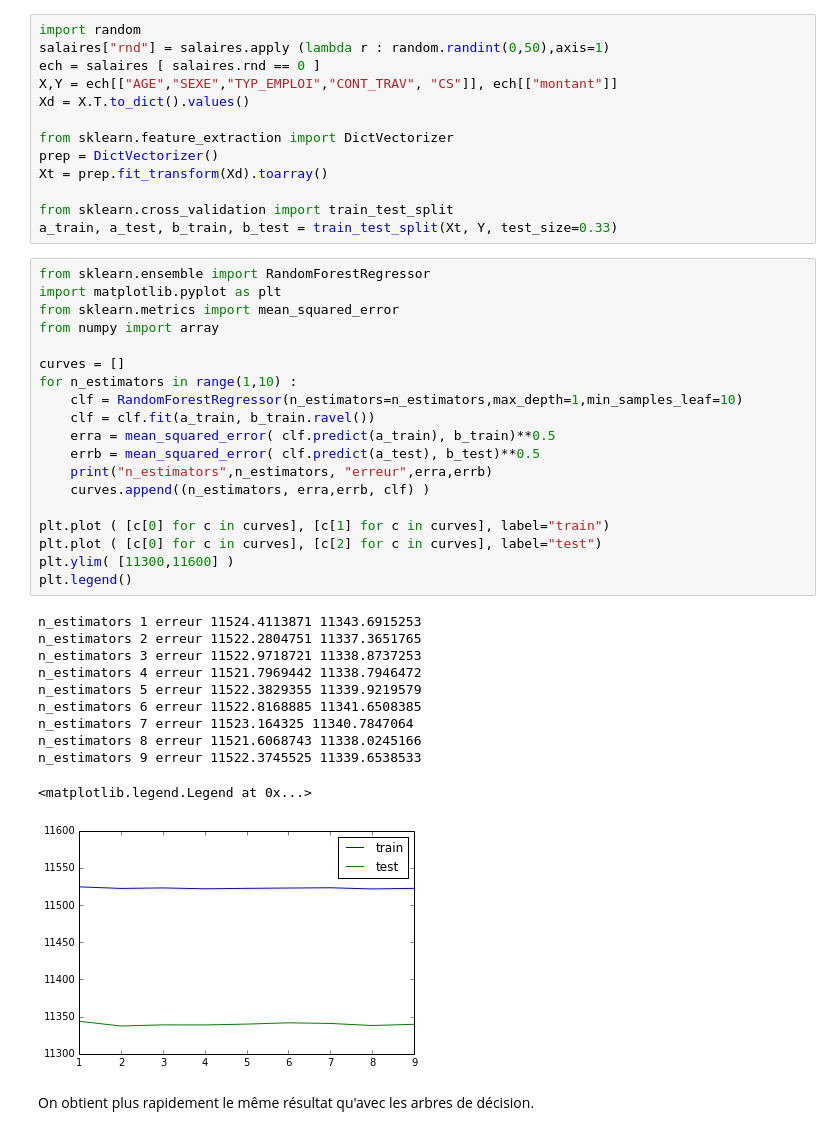
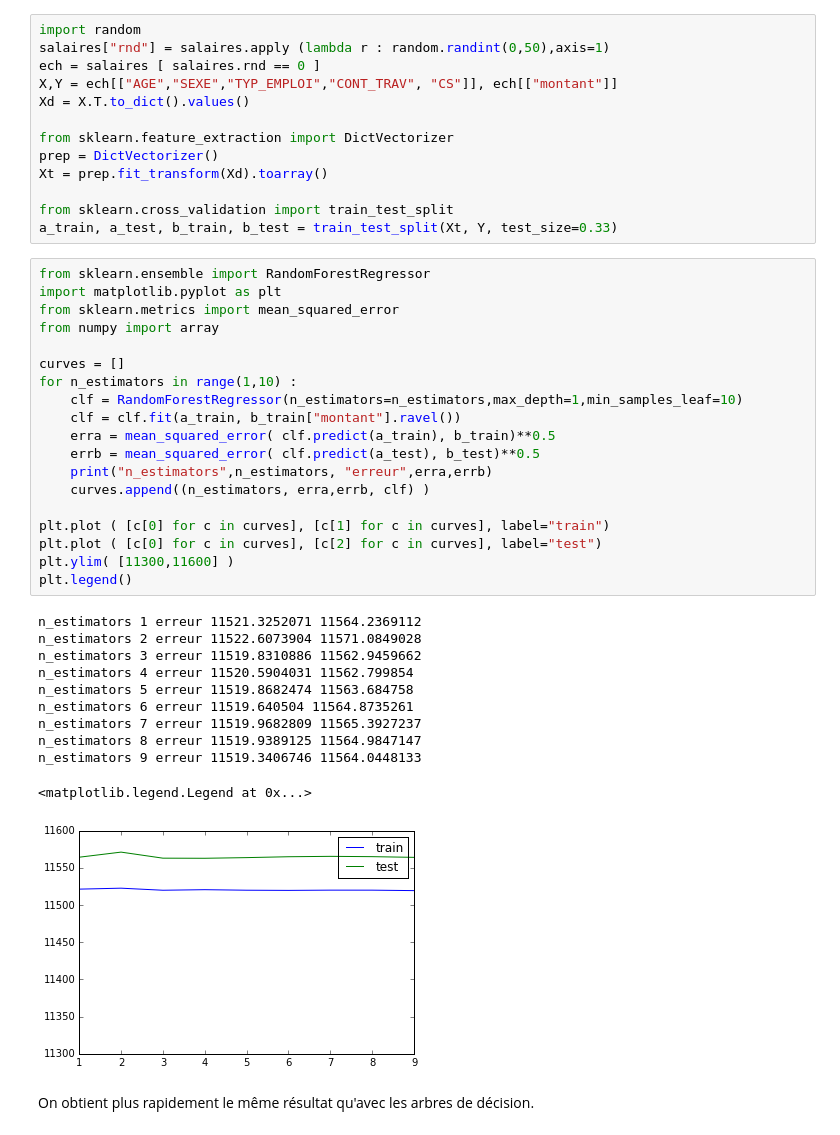
Before and after one commit to sdpython/ensae_teaching_cs, a Jupyter notebook: _doc/notebooks/td2a/td2a_correction_session_3B.ipynb, the cells around one changed output. Saved outputs shown, nothing was run; the diff lists cells and outputs as text.

```diff
--- a/_doc/notebooks/td2a/td2a_correction_session_3B.ipynb
+++ b/_doc/notebooks/td2a/td2a_correction_session_3B.ipynb
@@ -137,34 +141,34 @@ a_train, a_test, b_train, b_test = train_test_split(Xt, Y, test_size=0.33)
 # %%
 from sklearn.ensemble import RandomForestRegressor
 import matplotlib.pyplot as plt
 from sklearn.metrics import mean_squared_error
 from numpy import array
 
 curves = []
 for n_estimators in range(1,10) :
     clf = RandomForestRegressor(n_estimators=n_estimators,max_depth=1,min_samples_leaf=10)
-    clf = clf.fit(a_train, b_train.ravel())
+    clf = clf.fit(a_train, b_train["montant"].ravel())
     erra = mean_squared_error( clf.predict(a_train), b_train)**0.5
     errb = mean_squared_error( clf.predict(a_test), b_test)**0.5
     print("n_estimators",n_estimators, "erreur",erra,errb)
     curves.append((n_estimators, erra,errb, clf) )
 
 plt.plot ( [c[0] for c in curves], [c[1] for c in curves], label="train")
 plt.plot ( [c[0] for c in curves], [c[2] for c in curves], label="test")
 plt.ylim( [11300,11600] )
 plt.legend()
 # %% [output]
-n_estimators 1 erreur 11524.4113871 11343.6915253
-n_estimators 2 erreur 11522.2804751 11337.3651765
-n_estimators 3 erreur 11522.9718721 11338.8737253
-n_estimators 4 erreur 11521.7969442 11338.7946472
-n_estimators 5 erreur 11522.3829355 11339.9219579
-n_estimators 6 erreur 11522.8168885 11341.6508385
-n_estimators 7 erreur 11523.164325 11340.7847064
-n_estimators 8 erreur 11521.6068743 11338.0245166
-n_estimators 9 erreur 11522.3745525 11339.6538533
+n_estimators 1 erreur 11521.3252071 11564.2369112
+n_estimators 2 erreur 11522.6073904 11571.0849028
+n_estimators 3 erreur 11519.8310886 11562.9459662
+n_estimators 4 erreur 11520.5904031 11562.799854
+n_estimators 5 erreur 11519.8682474 11563.684758
+n_estimators 6 erreur 11519.640504 11564.8735261
+n_estimators 7 erreur 11519.9682809 11565.3927237
+n_estimators 8 erreur 11519.9389125 11564.9847147
+n_estimators 9 erreur 11519.3406746 11564.0448133
 <matplotlib.legend.Legend at 0x...>
-[figure, old version]
+[figure, new version]
 # %% [markdown]
 On obtient plus rapidement le même résultat qu'avec les arbres de décision.
 # %% [markdown]
```
Also changed, not shown: parts of 14 cells of this notebook, 5 other files.
